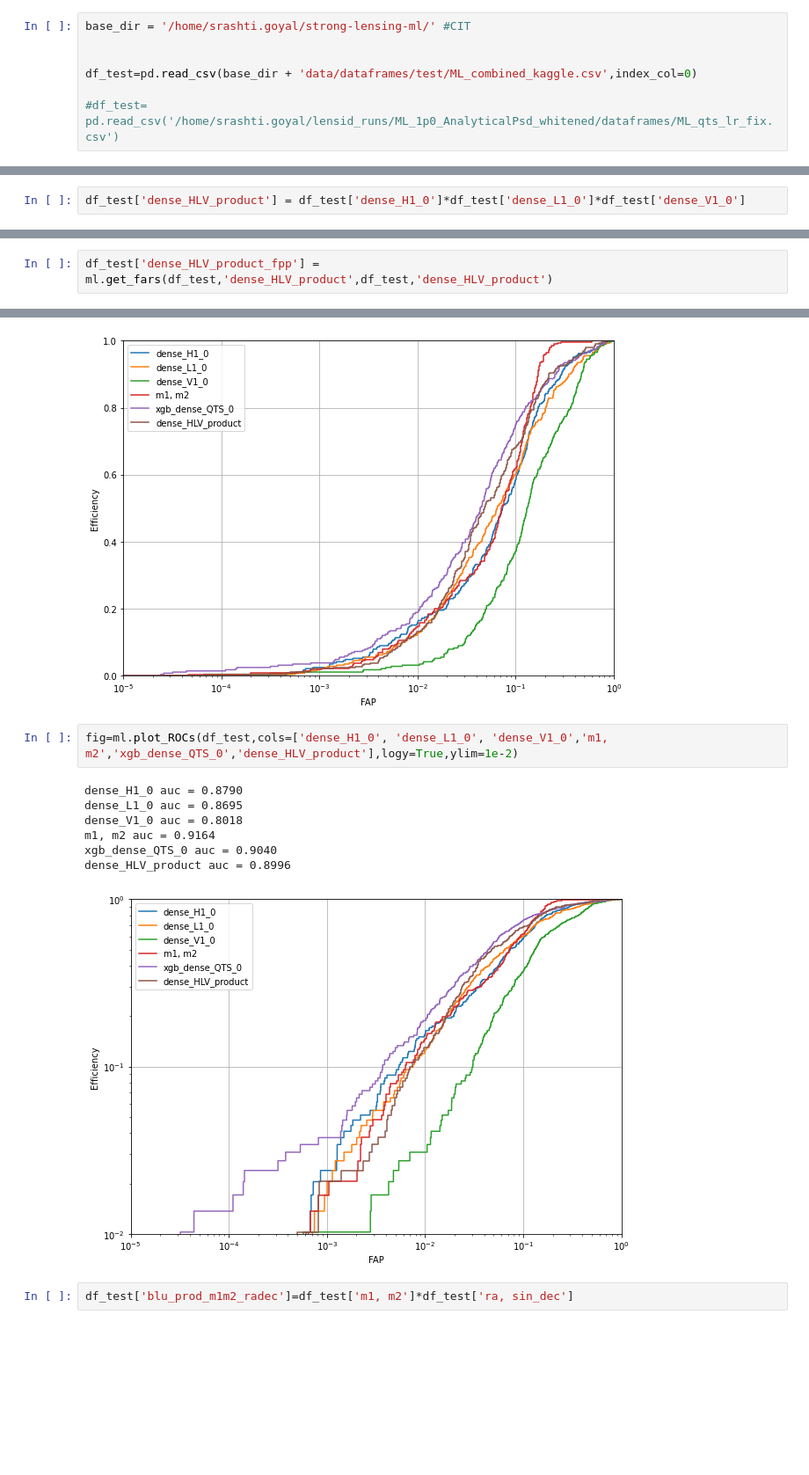
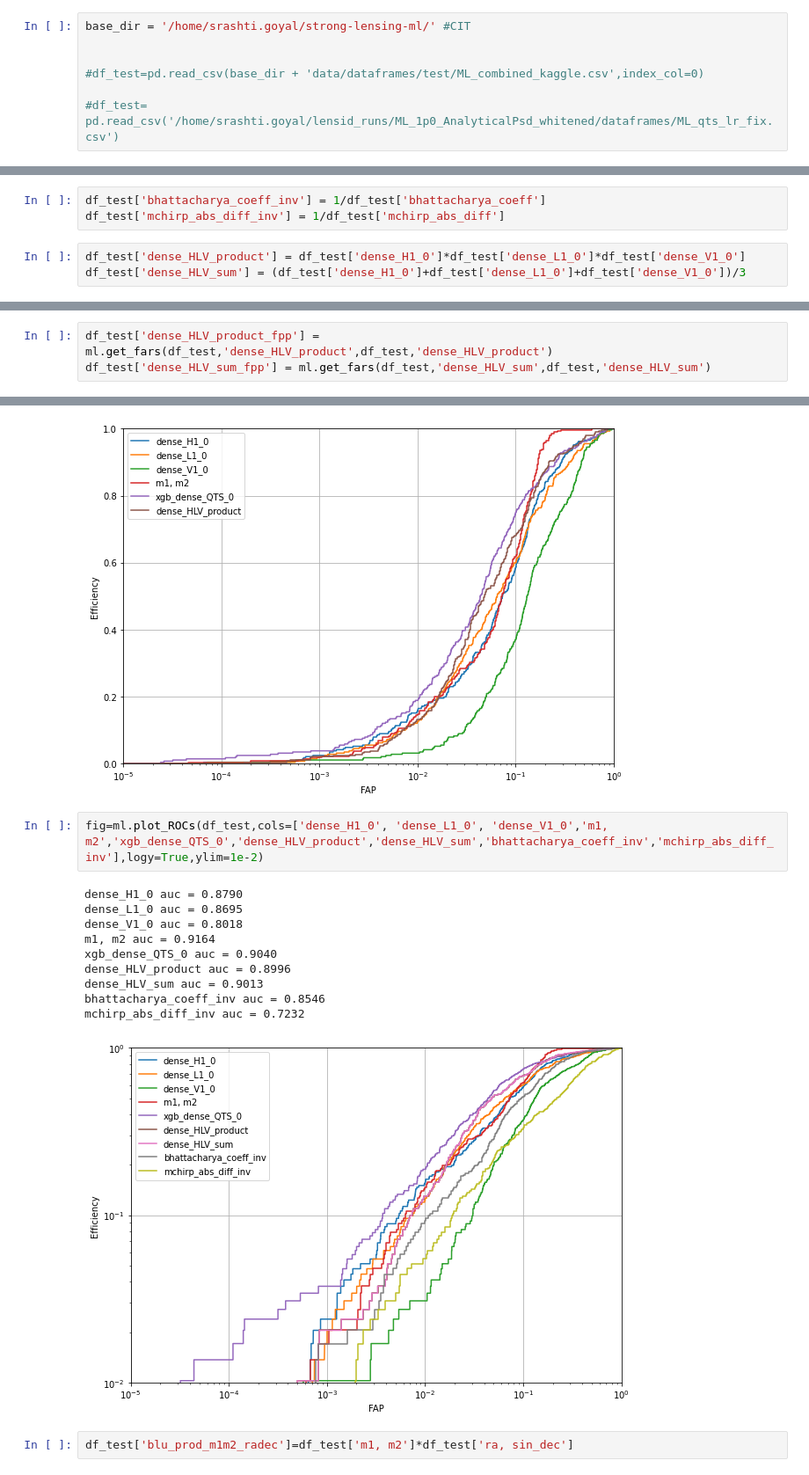
Before and after one commit to srashtig/lensid-15jul-2022, a Jupyter notebook: review/ML_blu_FPPs_inj_pars_investigate.ipynb, the cells around one changed output, grey strips where cells are left out. Shown at 88% size. Drawn from its saved outputs; the diff is of its cells as text; blank space fills up the shorter version.

```diff
--- a/review/ML_blu_FPPs_inj_pars_investigate.ipynb
+++ b/review/ML_blu_FPPs_inj_pars_investigate.ipynb
@@ -1020,7 +1225,7 @@ plt.show()
 base_dir = '/home/srashti.goyal/strong-lensing-ml/' #CIT
 
 
-df_test=pd.read_csv(base_dir + 'data/dataframes/test/ML_combined_kaggle.csv',index_col=0)
+#df_test=pd.read_csv(base_dir + 'data/dataframes/test/ML_combined_kaggle.csv',index_col=0)
 
 #df_test= pd.read_csv('/home/srashti.goyal/lensid_runs/ML_1p0_AnalyticalPsd_whitened/dataframes/ML_qts_lr_fix.csv')
 # %%
@@ -1045,6 +1250,10 @@ Index(['img_0', 'img_1', 'Lensing', 'bayestar_skymaps_blu',
       dtype='object')
+# %%
+df_test['bhattacharya_coeff_inv'] = 1/df_test['bhattacharya_coeff']
+df_test['mchirp_abs_diff_inv'] = 1/df_test['mchirp_abs_diff']
 # %%
 df_test['dense_HLV_product'] = df_test['dense_H1_0']*df_test['dense_L1_0']*df_test['dense_V1_0']
+df_test['dense_HLV_sum'] = (df_test['dense_H1_0']+df_test['dense_L1_0']+df_test['dense_V1_0'])/3
 # %%
 import lensid.utils.ml_utils as ml
 # %% [output]
@@ -1053,5 +1262,6 @@ import lensid.utils.ml_utils as ml
 # %%
 df_test['dense_HLV_product_fpp'] = ml.get_fars(df_test,'dense_HLV_product',df_test,'dense_HLV_product')
+df_test['dense_HLV_sum_fpp'] = ml.get_fars(df_test,'dense_HLV_sum',df_test,'dense_HLV_sum')
 # %%
 blu_stat='m1, m2'#'m1, m2'
 ml_stat='dense_HLV_product'
@@ -1135,15 +1345,18 @@ xgb_dense_QTS_0 auc = 0.9040
 dense_HLV_product auc = 0.8996
 [figure]
 # %%
-fig=ml.plot_ROCs(df_test,cols=['dense_H1_0', 'dense_L1_0', 'dense_V1_0','m1, m2','xgb_dense_QTS_0','dense_HLV_product'],logy=True,ylim=1e-2)
+fig=ml.plot_ROCs(df_test,cols=['dense_H1_0', 'dense_L1_0', 'dense_V1_0','m1, m2','xgb_dense_QTS_0','dense_HLV_product','dense_HLV_sum','bhattacharya_coeff_inv','mchirp_abs_diff_inv'],logy=True,ylim=1e-2)
 # %% [output]
 dense_H1_0 auc = 0.8790
 dense_L1_0 auc = 0.8695
 dense_V1_0 auc = 0.8018
 m1, m2 auc = 0.9164
 xgb_dense_QTS_0 auc = 0.9040
 dense_HLV_product auc = 0.8996
+dense_HLV_sum auc = 0.9013
+bhattacharya_coeff_inv auc = 0.8546
+mchirp_abs_diff_inv auc = 0.7232
-[figure, old version]
+[figure, new version]
 # %%
 df_test['blu_prod_m1m2_radec']=df_test['m1, m2']*df_test['ra, sin_dec']
 # %%
```
Also changed, not shown: parts of 38 cells of this notebook.
